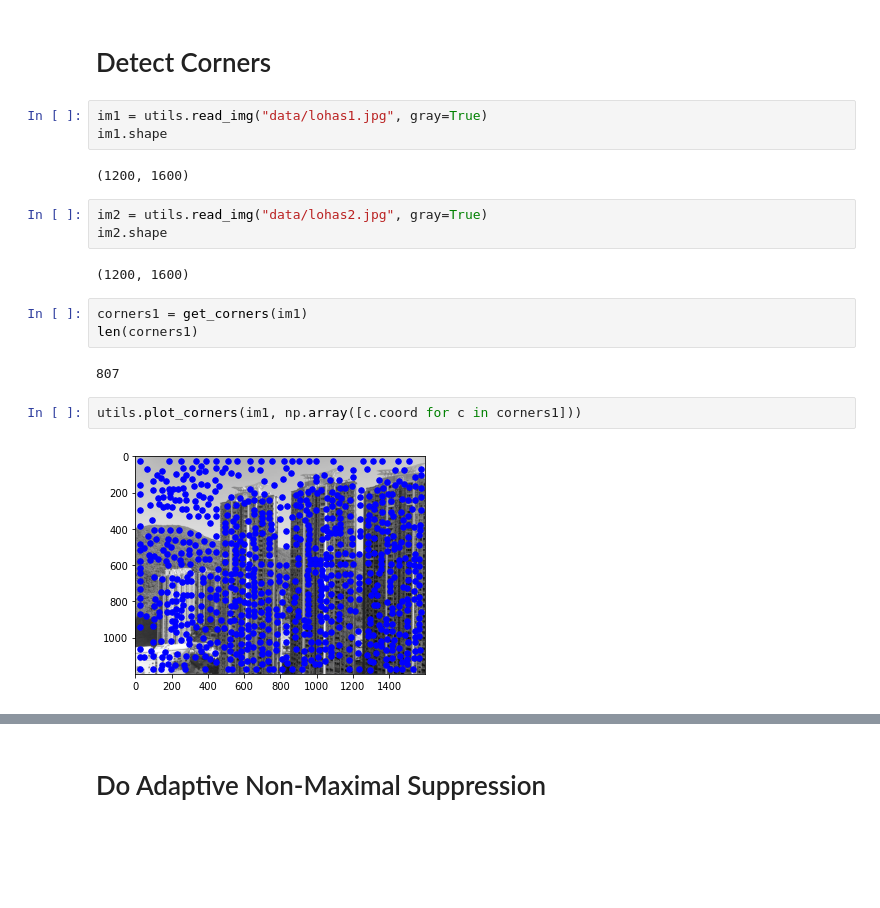
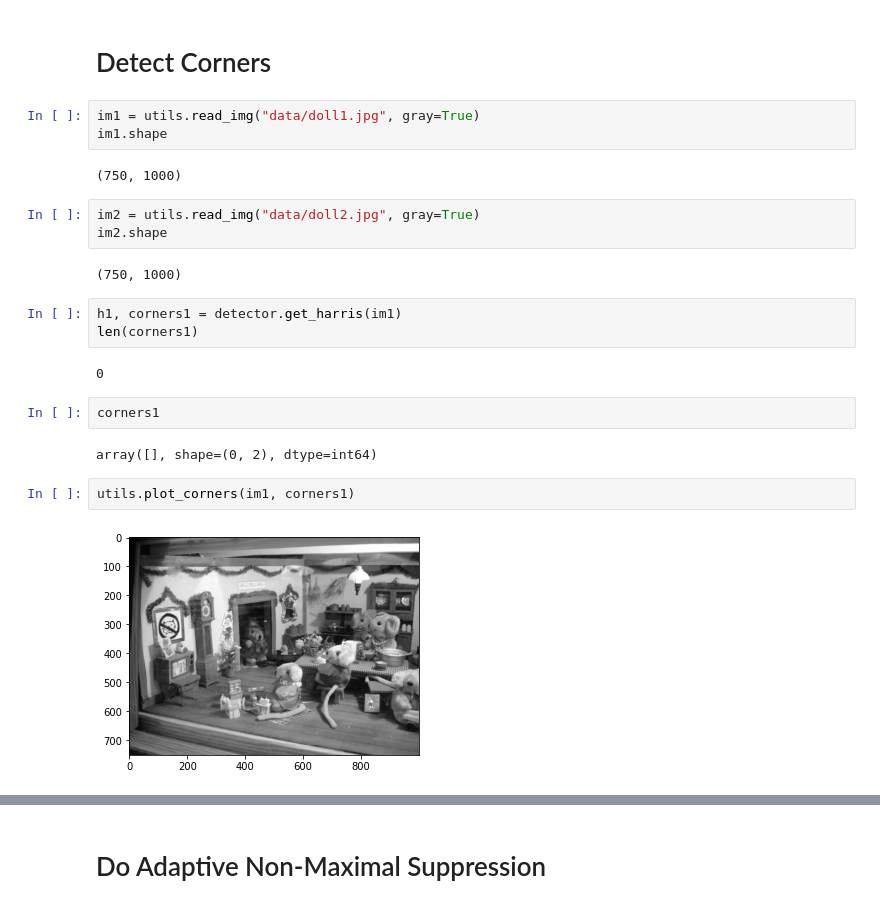
Before and after one commit to aprilsin/cs194-proj5, a Jupyter notebook: test.ipynb, the cells around one changed output, grey strips where cells are left out. Cells and saved outputs as stored; diff of their text form; blank space fills up the shorter version.

```diff
--- a/test.ipynb
+++ b/test.ipynb
@@ -19,21 +19,25 @@ from mops import *
 # %% [markdown]
 # Detect Corners
 # %%
-im1 = utils.read_img("data/lohas1.jpg", gray=True)
+im1 = utils.read_img("data/doll1.jpg", gray=True)
 im1.shape
 # %% [output]
-(1200, 1600)
+(750, 1000)
 # %%
-im2 = utils.read_img("data/lohas2.jpg", gray=True)
+im2 = utils.read_img("data/doll2.jpg", gray=True)
 im2.shape
 # %% [output]
-(1200, 1600)
+(750, 1000)
 # %%
-corners1 = get_corners(im1)
+h1, corners1 = detector.get_harris(im1)
 len(corners1)
 # %% [output]
-807
+0
+# %%
+corners1
+# %% [output]
+array([], shape=(0, 2), dtype=int64)
 # %%
-utils.plot_corners(im1, np.array([c.coord for c in corners1]))
+utils.plot_corners(im1, corners1)
 # %% [output]
-[figure, old version]
+[figure, new version]
```
Also changed, not shown: parts of 7 cells of this notebook, 3 other files.
